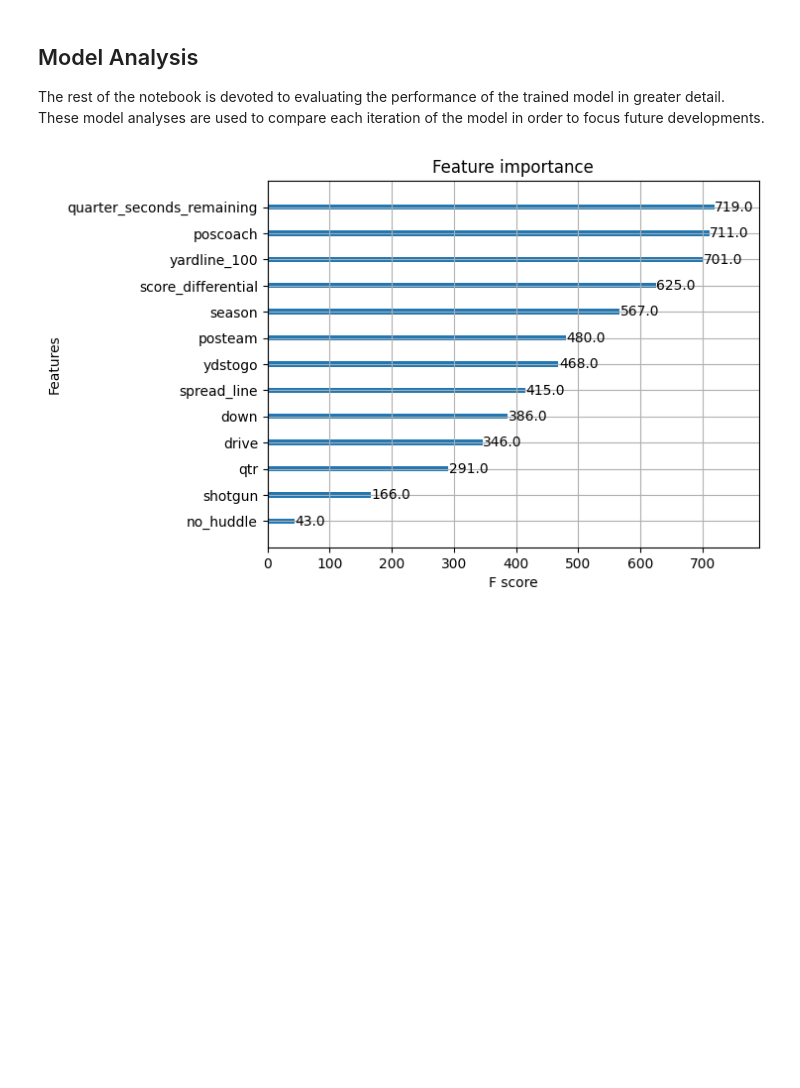
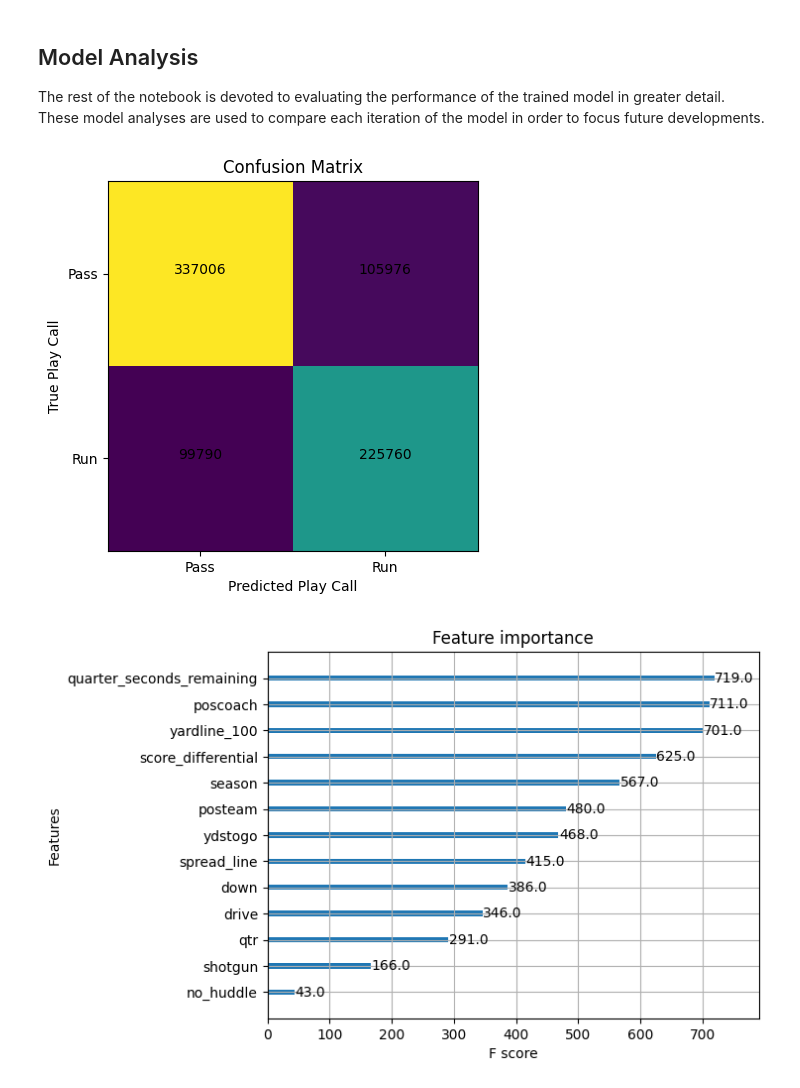
Before and after one commit to hansmissenheim/play-prediction, a Jupyter notebook: notebooks/xgb.ipynb, the cells around one changed output. Drawn from its saved outputs; the diff is of its cells as text; code cells hidden in the pictures; blank space fills up the shorter version.

Commit message:
Add function for plotting confusion matrix

```diff
--- a/notebooks/xgb.ipynb
+++ b/notebooks/xgb.ipynb
@@ -128,6 +128,10 @@ clf.save_model(filename)
 ## Model Analysis
 
 The rest of the notebook is devoted to evaluating the performance of the trained model in greater detail. These model analyses are used to compare each iteration of the model in order to focus future developments.
+# %%
+nflpp.plot_confusion_matrix(test_target, test_preds)
+# %% [output]
+[figure, added]
 # %%
 clf.get_booster().feature_names = train_features.columns.tolist()
 
```
Also changed, not shown: 2 other files.
